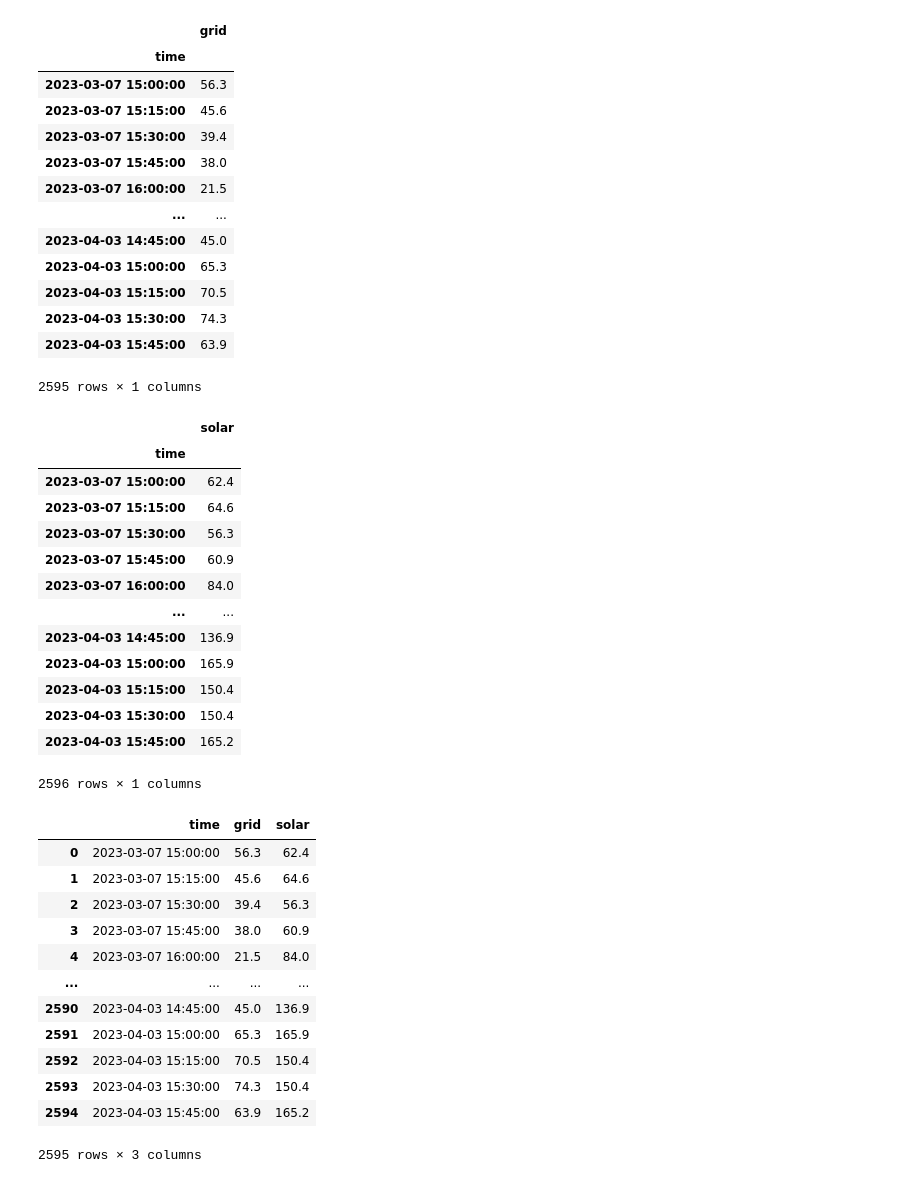
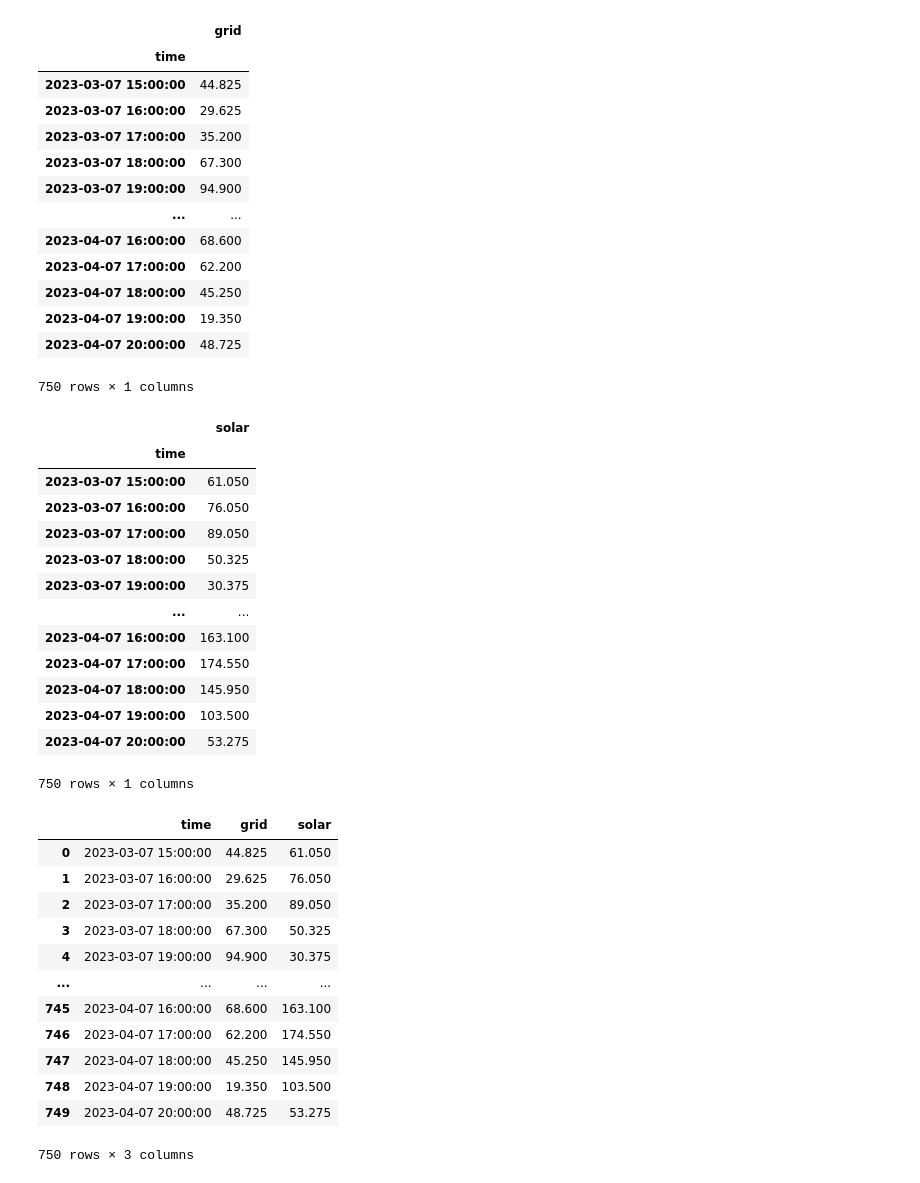
Before and after one commit to thereidfleish/ORIE-3120-Final-Project, a Jupyter notebook: Reid - Solar/solar.ipynb, the cells around one changed output. Cells and saved outputs as stored; diff of their text form; code cells hidden in the pictures.

```diff
--- a/Reid - Solar/solar.ipynb
+++ b/Reid - Solar/solar.ipynb
@@ -5,4 +7,5 @@ import matplotlib.pyplot as plt
 # %%
-raw = pd.read_csv("ganedago_noagg.csv")
+# raw = pd.read_csv("ganedago_noagg.csv")
+raw = pd.read_csv("ganedago_hourlyagg.csv")
 raw
 # %% [output]
@@ -22,58 +59,58 @@ raw
 # %%
-grid = raw[["slottime_GMT", "value"]][raw["pointTitle"] == "Building Electric"]
+grid = raw[["slottime_GMT", "slotavg"]][raw["pointTitle"] == "Building Electric"]
 grid.columns = ["time", "grid"]
 grid = grid.set_index("time")
 display(grid)
 
-solar = raw[["slottime_GMT", "value"]][raw["pointTitle"] == "Solar Generation meter"]
+solar = raw[["slottime_GMT", "slotavg"]][raw["pointTitle"] == "Solar Generation meter"]
 solar.columns = ["time", "solar"]
 solar = solar.set_index("time")
 display(solar)
 # %% [output]
 |  | grid |
 | time |  |
-| 2023-03-07 15:00:00 | 56.3 |
-| 2023-03-07 15:15:00 | 45.6 |
-| 2023-03-07 15:30:00 | 39.4 |
-| 2023-03-07 15:45:00 | 38.0 |
-| 2023-03-07 16:00:00 | 21.5 |
+| 2023-03-07 15:00:00 | 44.825 |
+| 2023-03-07 16:00:00 | 29.625 |
+| 2023-03-07 17:00:00 | 35.200 |
+| 2023-03-07 18:00:00 | 67.300 |
+| 2023-03-07 19:00:00 | 94.900 |
 | ... | ... |
-| 2023-04-03 14:45:00 | 45.0 |
-| 2023-04-03 15:00:00 | 65.3 |
-| 2023-04-03 15:15:00 | 70.5 |
-| 2023-04-03 15:30:00 | 74.3 |
-| 2023-04-03 15:45:00 | 63.9 |
+| 2023-04-07 16:00:00 | 68.600 |
+| 2023-04-07 17:00:00 | 62.200 |
+| 2023-04-07 18:00:00 | 45.250 |
+| 2023-04-07 19:00:00 | 19.350 |
+| 2023-04-07 20:00:00 | 48.725 |
-2595 rows × 1 columns
+750 rows × 1 columns
 |  | solar |
 | time |  |
-| 2023-03-07 15:00:00 | 62.4 |
-| 2023-03-07 15:15:00 | 64.6 |
-| 2023-03-07 15:30:00 | 56.3 |
-| 2023-03-07 15:45:00 | 60.9 |
-| 2023-03-07 16:00:00 | 84.0 |
+| 2023-03-07 15:00:00 | 61.050 |
+| 2023-03-07 16:00:00 | 76.050 |
+| 2023-03-07 17:00:00 | 89.050 |
+| 2023-03-07 18:00:00 | 50.325 |
+| 2023-03-07 19:00:00 | 30.375 |
 | ... | ... |
-| 2023-04-03 14:45:00 | 136.9 |
-| 2023-04-03 15:00:00 | 165.9 |
-| 2023-04-03 15:15:00 | 150.4 |
-| 2023-04-03 15:30:00 | 150.4 |
-| 2023-04-03 15:45:00 | 165.2 |
+| 2023-04-07 16:00:00 | 163.100 |
+| 2023-04-07 17:00:00 | 174.550 |
+| 2023-04-07 18:00:00 | 145.950 |
+| 2023-04-07 19:00:00 | 103.500 |
+| 2023-04-07 20:00:00 | 53.275 |
-2596 rows × 1 columns
+750 rows × 1 columns
 # %%
 df = grid.join(solar, on="time", how="inner").reset_index()
 # df = pd.concat([grid, solar], axis=1, join="inner").reset_index()
-df.to_csv("ganedago_noagg_processed.csv")
+# df.to_csv("ganedago_hourlyagg_processed.csv")
 df
 # %% [output]
 |  | time | grid | solar |
-| 0 | 2023-03-07 15:00:00 | 56.3 | 62.4 |
-| 1 | 2023-03-07 15:15:00 | 45.6 | 64.6 |
-| 2 | 2023-03-07 15:30:00 | 39.4 | 56.3 |
-| 3 | 2023-03-07 15:45:00 | 38.0 | 60.9 |
-| 4 | 2023-03-07 16:00:00 | 21.5 | 84.0 |
+| 0 | 2023-03-07 15:00:00 | 44.825 | 61.050 |
+| 1 | 2023-03-07 16:00:00 | 29.625 | 76.050 |
+| 2 | 2023-03-07 17:00:00 | 35.200 | 89.050 |
+| 3 | 2023-03-07 18:00:00 | 67.300 | 50.325 |
+| 4 | 2023-03-07 19:00:00 | 94.900 | 30.375 |
 | ... | ... | ... | ... |
-| 2590 | 2023-04-03 14:45:00 | 45.0 | 136.9 |
-| 2591 | 2023-04-03 15:00:00 | 65.3 | 165.9 |
-| 2592 | 2023-04-03 15:15:00 | 70.5 | 150.4 |
-| 2593 | 2023-04-03 15:30:00 | 74.3 | 150.4 |
-| 2594 | 2023-04-03 15:45:00 | 63.9 | 165.2 |
+| 745 | 2023-04-07 16:00:00 | 68.600 | 163.100 |
+| 746 | 2023-04-07 17:00:00 | 62.200 | 174.550 |
+| 747 | 2023-04-07 18:00:00 | 45.250 | 145.950 |
+| 748 | 2023-04-07 19:00:00 | 19.350 | 103.500 |
+| 749 | 2023-04-07 20:00:00 | 48.725 | 53.275 |
-2595 rows × 3 columns
+750 rows × 3 columns
```
Also changed, not shown: parts of 10 cells of this notebook, 5 other files.
